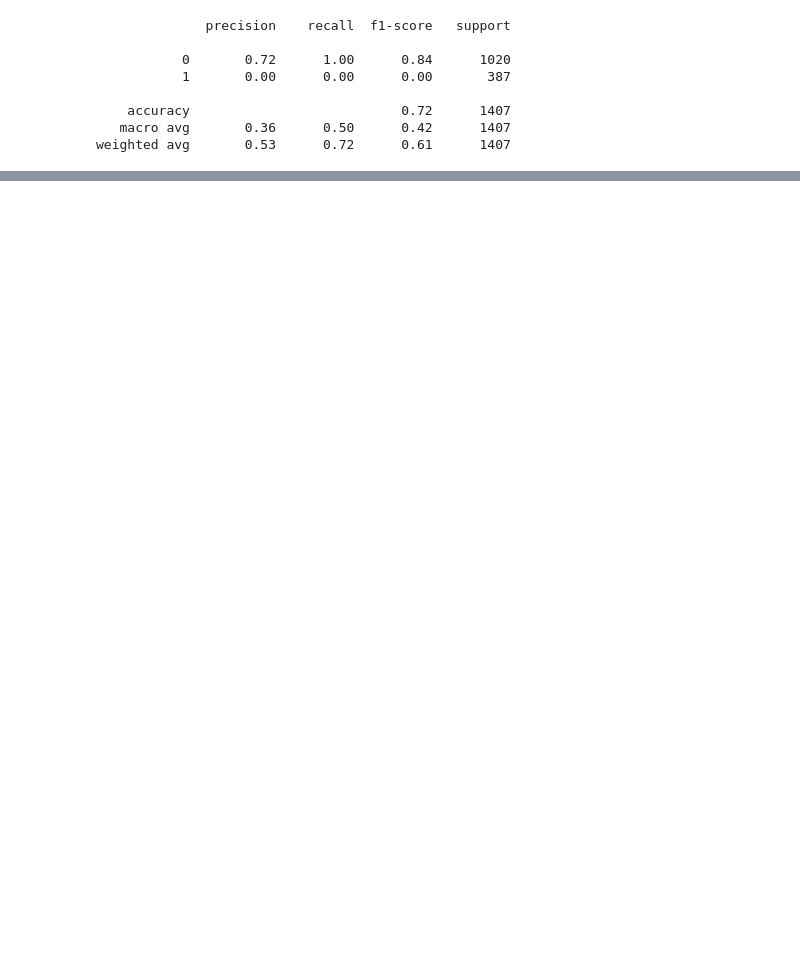
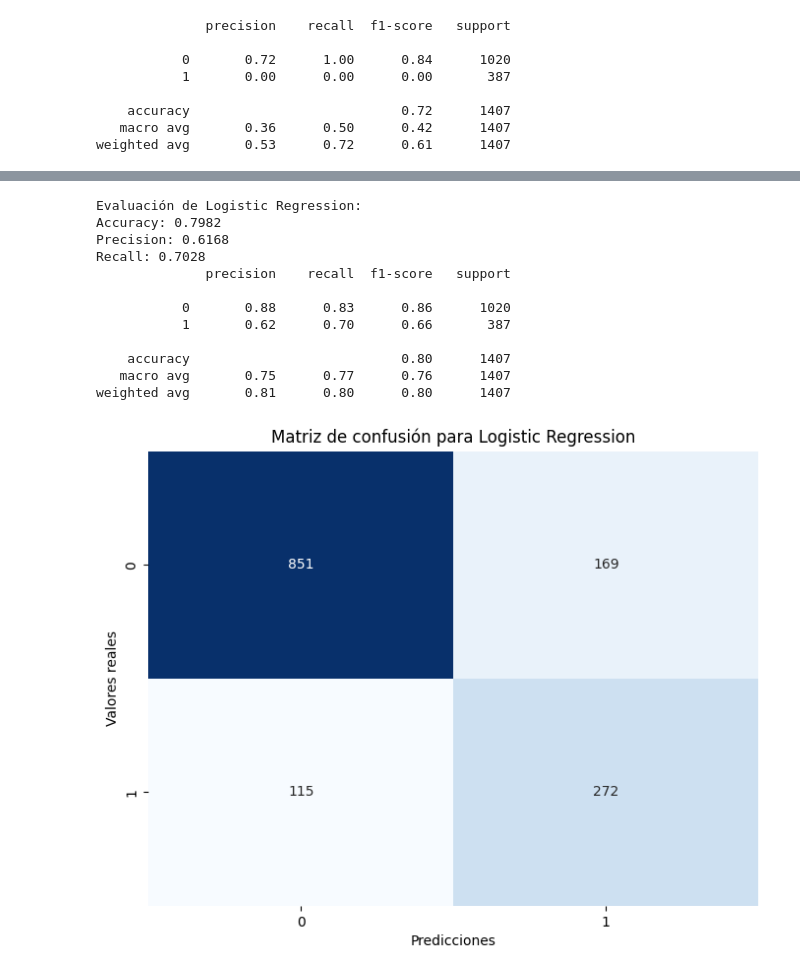
Before and after one commit to Alexsinator/Challenge_Alura_Store_Alex, a Jupyter notebook: TelecomX_LATAM_Parte_2.ipynb, the cells around one changed output, grey strips where cells are left out. Cells and saved outputs as stored; diff of their text form; code cells hidden in the pictures; blank space fills up the shorter version.

```diff
--- a/TelecomX_LATAM_Parte_2.ipynb
+++ b/TelecomX_LATAM_Parte_2.ipynb
@@ -582,0 +677,16 @@ weighted avg       0.53      0.72      0.61      1407
+# %%
+evaluar_modelo(modelo_log, X_test_scaled, y_test, nombre_modelo='Logistic Regression')
+# %% [output]
+Evaluación de Logistic Regression:
+Accuracy: 0.7982
+Precision: 0.6168
+Recall: 0.7028
+              precision    recall  f1-score   support
+
+           0       0.88      0.83      0.86      1020
+           1       0.62      0.70      0.66       387
+
+    accuracy                           0.80      1407
+   macro avg       0.75      0.77      0.76      1407
+weighted avg       0.81      0.80      0.80      1407
+[figure, added]
```
Also changed, not shown: parts of 30 cells of this notebook.
